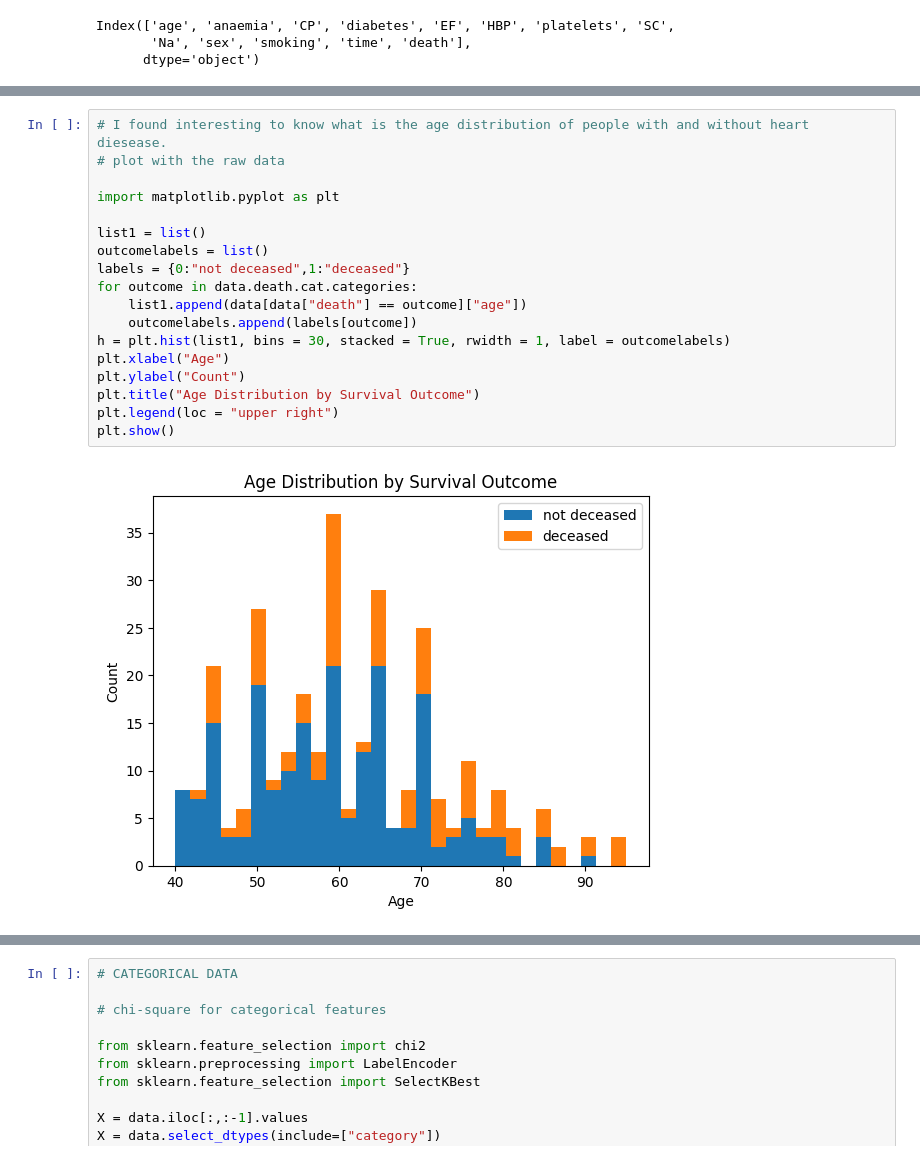
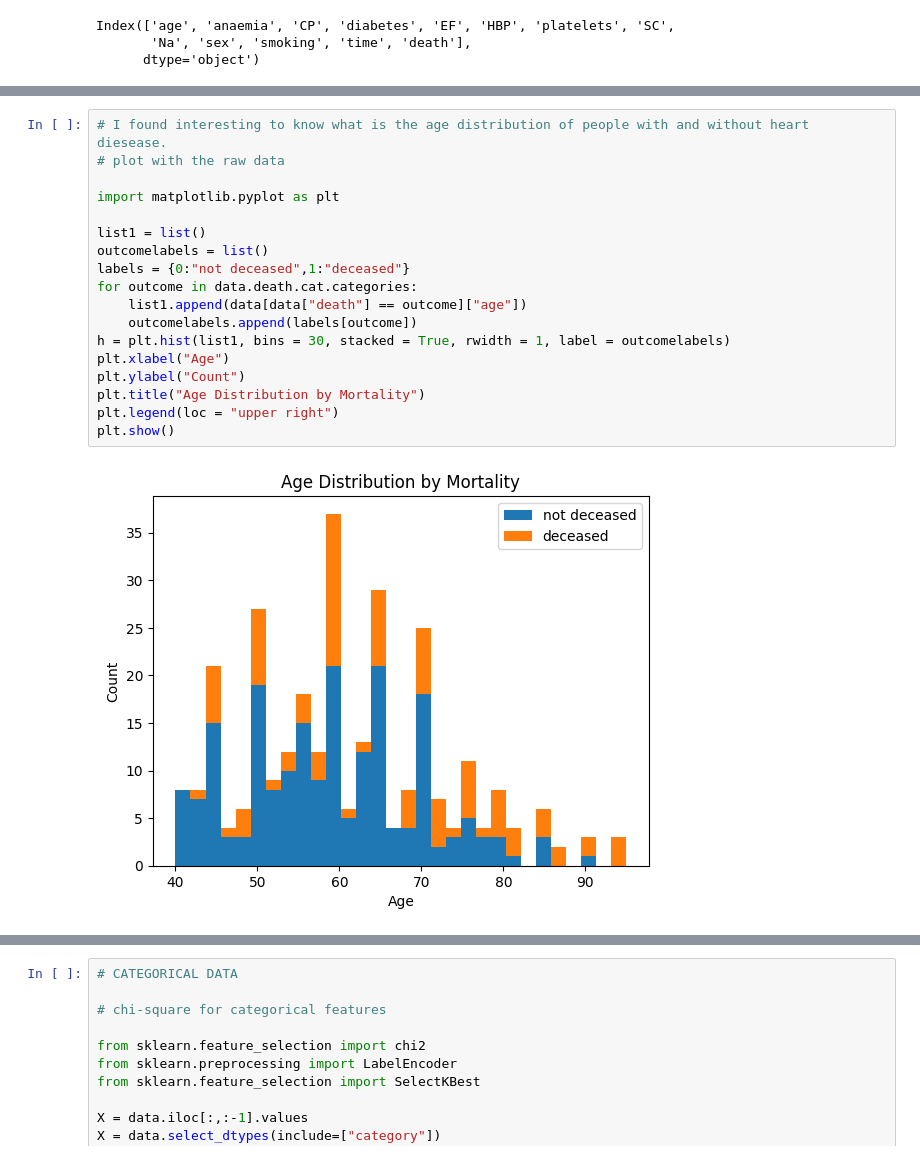
Before and after one commit to CZhakshylykova/Heart-Attack-Risk, a Jupyter notebook: Heart_attack.ipynb, the cells around one changed output, grey strips where cells are left out. Cells and saved outputs as stored; diff of their text form.

```diff
--- a/Heart_attack.ipynb
+++ b/Heart_attack.ipynb
@@ -155,23 +163,23 @@ Index(['age', 'anaemia', 'CP', 'diabetes', 'EF', 'HBP', 'platelets', 'SC',
 # %%
 # I found interesting to know what is the age distribution of people with and without heart diesease.
 # plot with the raw data
 
 import matplotlib.pyplot as plt
 
 list1 = list()
 outcomelabels = list()
 labels = {0:"not deceased",1:"deceased"}
 for outcome in data.death.cat.categories:
     list1.append(data[data["death"] == outcome]["age"])
     outcomelabels.append(labels[outcome])
 h = plt.hist(list1, bins = 30, stacked = True, rwidth = 1, label = outcomelabels)
 plt.xlabel("Age")
 plt.ylabel("Count")
-plt.title("Age Distribution by Survival Outcome")
+plt.title("Age Distribution by Mortality")
 plt.legend(loc = "upper right")
 plt.show()
 # %% [output]
-[figure, old version]
+[figure, new version]
 # %%
 # make a correlation plot between the features
 import matplotlib.pyplot as plt
```
Also changed, not shown: parts of 8 cells of this notebook, 4 other files.
